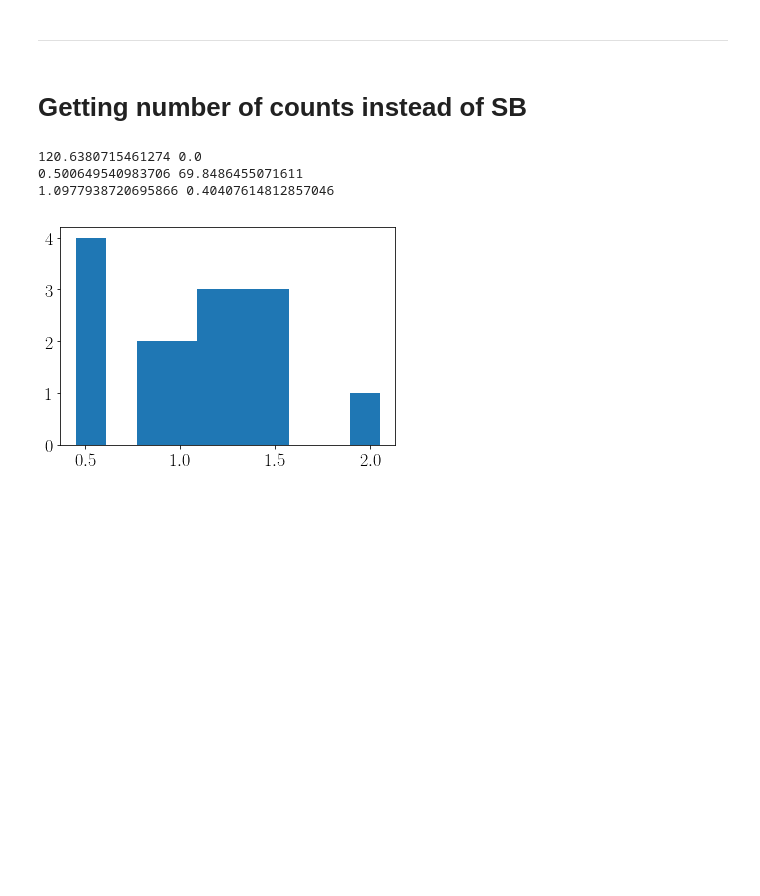
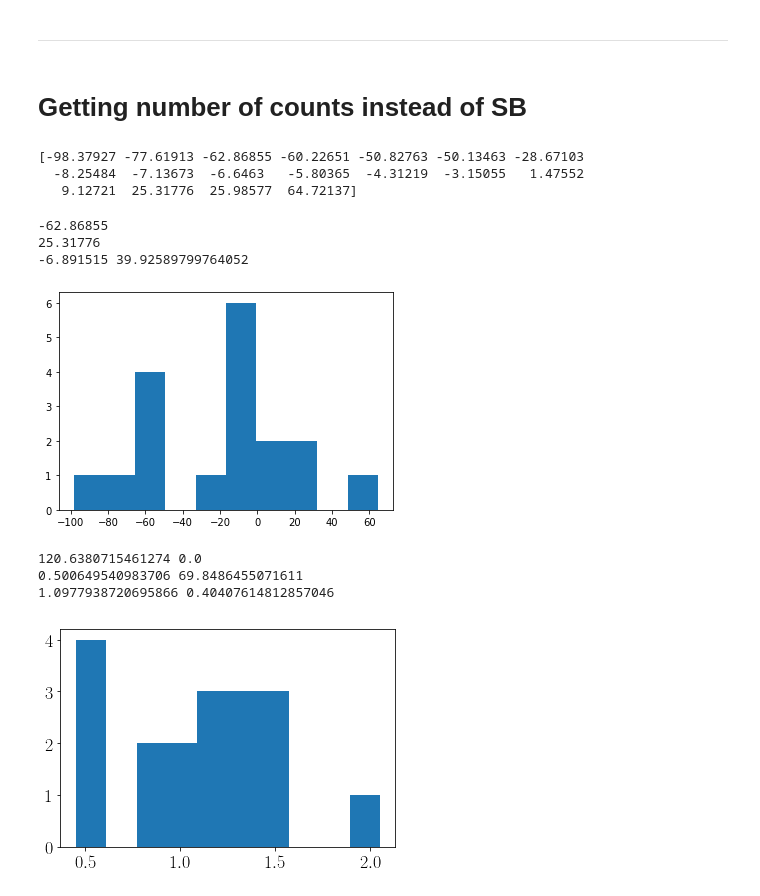
Before and after one commit to pmassana/smc_smash, a Jupyter notebook: Surface_brightness.ipynb, the cells around one changed output. Saved outputs shown, nothing was run; the diff lists cells and outputs as text; code cells hidden in the pictures; blank space fills up the shorter version.

```diff
--- a/Surface_brightness.ipynb
+++ b/Surface_brightness.ipynb
@@ -973,3 +973,32 @@ StarCounts_profile(fields_data, fields_errors, fields_coord.T, background_SC, ba
+# %%
+densities = SC_data.T[3]
+densities_errors = SC_data.T[4]
+radii = SC_data.T[1]
+numbers = SC_data.T[0]
+foreground_fields = [62,130,131,132,133,134,136,137,138,139,140,141,143,145,147,179,180,181]
+foreground_counts = []
+for i in range(len(numbers)):
+    if numbers[i] in foreground_fields:
+        foreground_counts.append(densities[i])
+
+print(np.sort(foreground_counts))
+# %% [output]
+[-98.37927 -77.61913 -62.86855 -60.22651 -50.82763 -50.13463 -28.67103
+  -8.25484  -7.13673  -6.6463   -5.80365  -4.31219  -3.15055   1.47552
+   9.12721  25.31776  25.98577  64.72137]
+# %%
+print(np.sort(foreground_counts)[int(len(foreground_counts)*0.16)])
+print(np.sort(foreground_counts)[int(len(foreground_counts)*0.84)])
+print(np.median(foreground_counts), np.std(foreground_counts))
+# %% [output]
+-62.86855
+25.31776
+-6.891515 39.92589799764052
+# %%
+plt.hist(foreground_counts)
+plt.show()
+# %% [output]
+[figure, added]
 # %%
 density = np.array(density)
 good_density = density[np.where(zones_ratios<1.8 or zones_ratios>0.65)]
```
Also changed, not shown: parts of 1 cell of this notebook.
